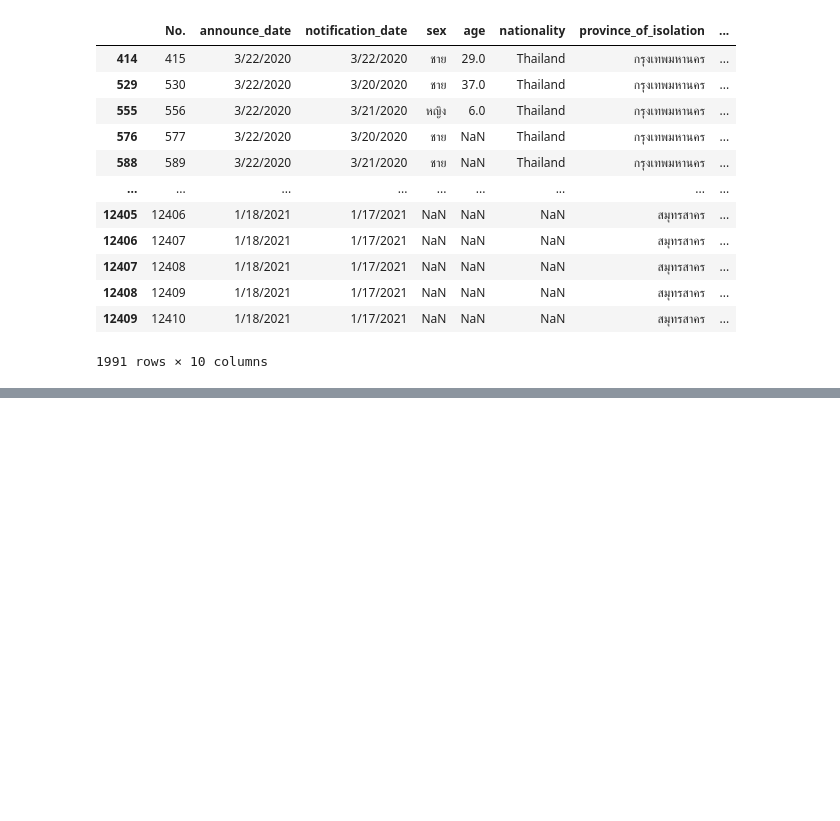
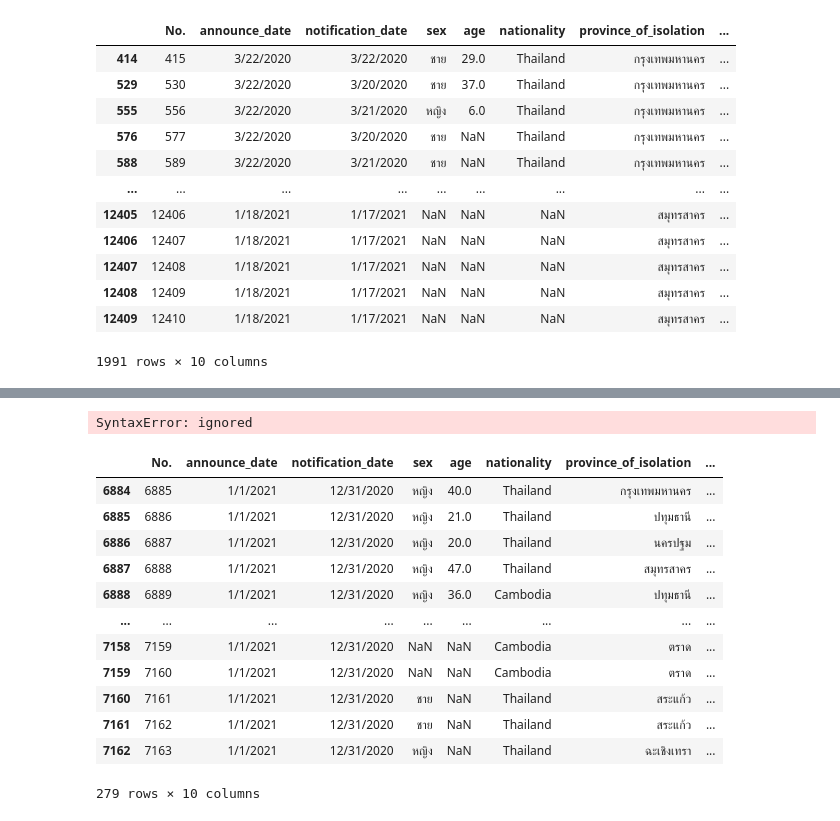
Before and after one commit to Watcharinkh/Data_viz, a Jupyter notebook: Pandas_101.ipynb, the cells around one changed output, grey strips where cells are left out. Saved outputs shown, nothing was run; the diff lists cells and outputs as text; code cells hidden in the pictures; blank space fills up the shorter version.

```diff
--- a/Pandas_101.ipynb
+++ b/Pandas_101.ipynb
@@ -401,0 +461,23 @@ this_data_update_2 = this_data.fillna(value={ 'province_of_onset':'ไม่ร
+# %%
+for each_c in data_covid.iterrows():
+    if each_c[1]['announce_date'] == 2021:
+       print(each_c).
+# %% [output]
+SyntaxError: ignored
+# %%
+
+data_covid[data_covid['announce_date'] == '1/1/2021']
+# %% [output]
+|  | No. | announce_date | notification_date | sex | age | nationality | province_of_isolation | ... |
+| 6884 | 6885 | 1/1/2021 | 12/31/2020 | หญิง | 40.0 | Thailand | กรุงเทพมหานคร | ... |
+| 6885 | 6886 | 1/1/2021 | 12/31/2020 | หญิง | 21.0 | Thailand | ปทุมธานี | ... |
+| 6886 | 6887 | 1/1/2021 | 12/31/2020 | หญิง | 20.0 | Thailand | นครปฐม | ... |
+| 6887 | 6888 | 1/1/2021 | 12/31/2020 | หญิง | 47.0 | Thailand | สมุทรสาคร | ... |
+| 6888 | 6889 | 1/1/2021 | 12/31/2020 | หญิง | 36.0 | Cambodia | ปทุมธานี | ... |
+| ... | ... | ... | ... | ... | ... | ... | ... | ... |
+| 7158 | 7159 | 1/1/2021 | 12/31/2020 | NaN | NaN | Cambodia | ตราด | ... |
+| 7159 | 7160 | 1/1/2021 | 12/31/2020 | NaN | NaN | Cambodia | ตราด | ... |
+| 7160 | 7161 | 1/1/2021 | 12/31/2020 | ชาย | NaN | Thailand | สระแก้ว | ... |
+| 7161 | 7162 | 1/1/2021 | 12/31/2020 | ชาย | NaN | Thailand | สระแก้ว | ... |
+| 7162 | 7163 | 1/1/2021 | 12/31/2020 | หญิง | NaN | Thailand | ฉะเชิงเทรา | ... |
+279 rows × 10 columns
```
Also changed, not shown: parts of 10 cells of this notebook.
